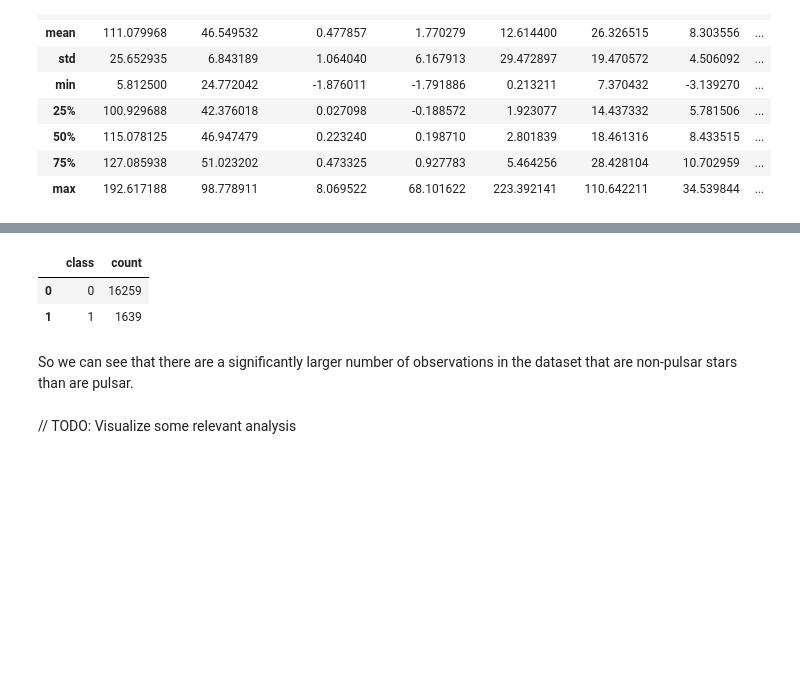
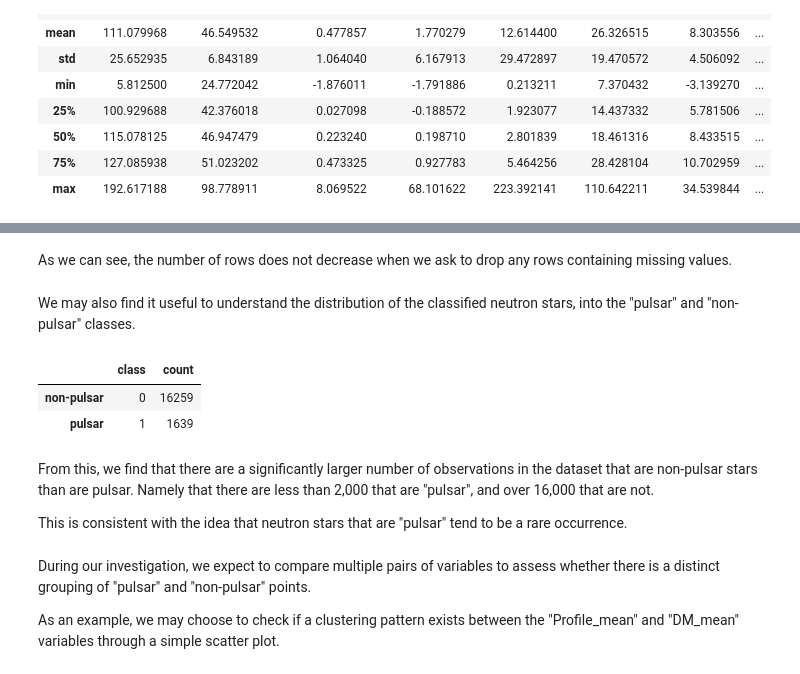
Before and after one commit to Lucas-Kuhn/group7_prj, a Jupyter notebook: notebook/Pulsar Proposal.ipynb, the cells around one changed output, grey strips where cells are left out. Cells and saved outputs as stored; diff of their text form; code cells hidden in the pictures; blank space fills up the shorter version.

```diff
--- a/notebook/Pulsar Proposal.ipynb
+++ b/notebook/Pulsar Proposal.ipynb
@@ -62,15 +104,23 @@ pulsar_data.describe()
+# %% [markdown]
+As we can see, the number of rows does not decrease when we ask to drop any rows containing missing values.
+# %% [markdown]
+We may also find it useful to understand the distribution of the classified neutron stars, into the "pulsar" and "non-pulsar" classes.
 # %%
 # Keep one other column outside the target classification column
 pulsar_data_count = pulsar_data[["class", "Profile_mean"]].groupby("class").count().reset_index()
 
-# Rename the column to more accurate reflect its purpose
-pulsar_data_count = pulsar_data_count.rename(columns={"Profile_mean": "count"})
+# Rename the column to more accurately reflect its purpose
+pulsar_data_count = pulsar_data_count.rename(columns={"Profile_mean": "count"}).rename({0: "non-pulsar", 1:"pulsar"})
 pulsar_data_count
 # %% [output]
 |  | class | count |
-| 0 | 0 | 16259 |
-| 1 | 1 | 1639 |
+| non-pulsar | 0 | 16259 |
+| pulsar | 1 | 1639 |
 # %% [markdown]
-So we can see that there are a significantly larger number of observations in the dataset that are non-pulsar stars than are pulsar.
+From this, we find that there are a significantly larger number of observations in the dataset that are non-pulsar stars than are pulsar. Namely that there are less than 2,000 that are "pulsar", and over 16,000 that are not.
+
+This is consistent with the idea that neutron stars that are "pulsar" tend to be a rare occurrence.
-# %% [markdown]
-// TODO: Visualize some relevant analysis
+# %% [markdown]
+During our investigation, we expect to compare multiple pairs of variables to assess whether there is a distinct grouping of "pulsar" and "non-pulsar" points.
+
+As an example, we may choose to check if a clustering pattern exists between the "Profile_mean" and "DM_mean" variables through a simple scatter plot.
```
Also changed, not shown: parts of 11 cells of this notebook.
